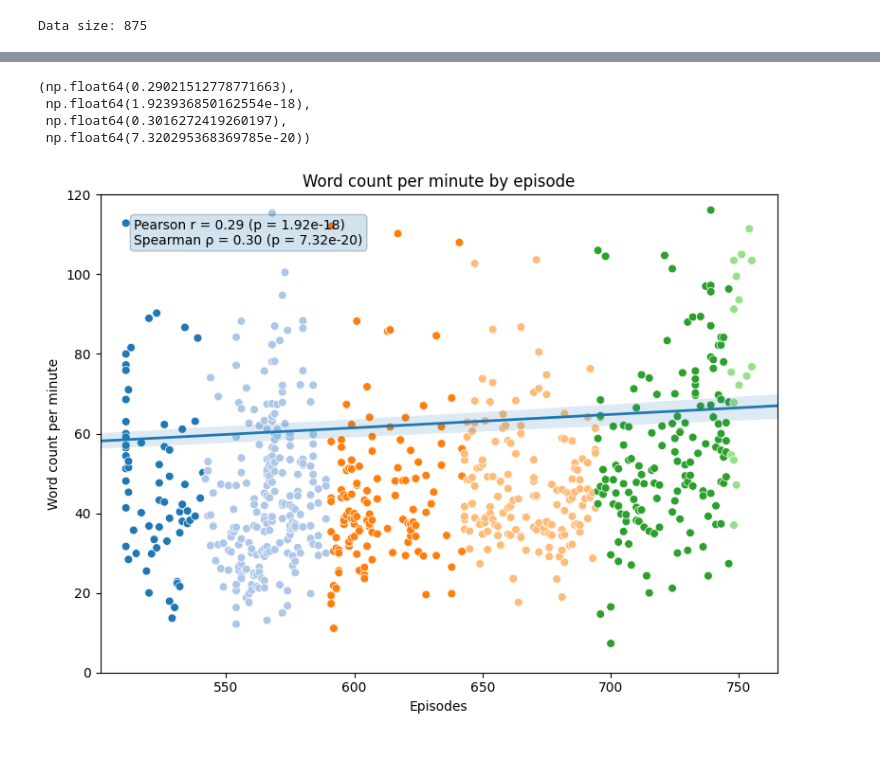
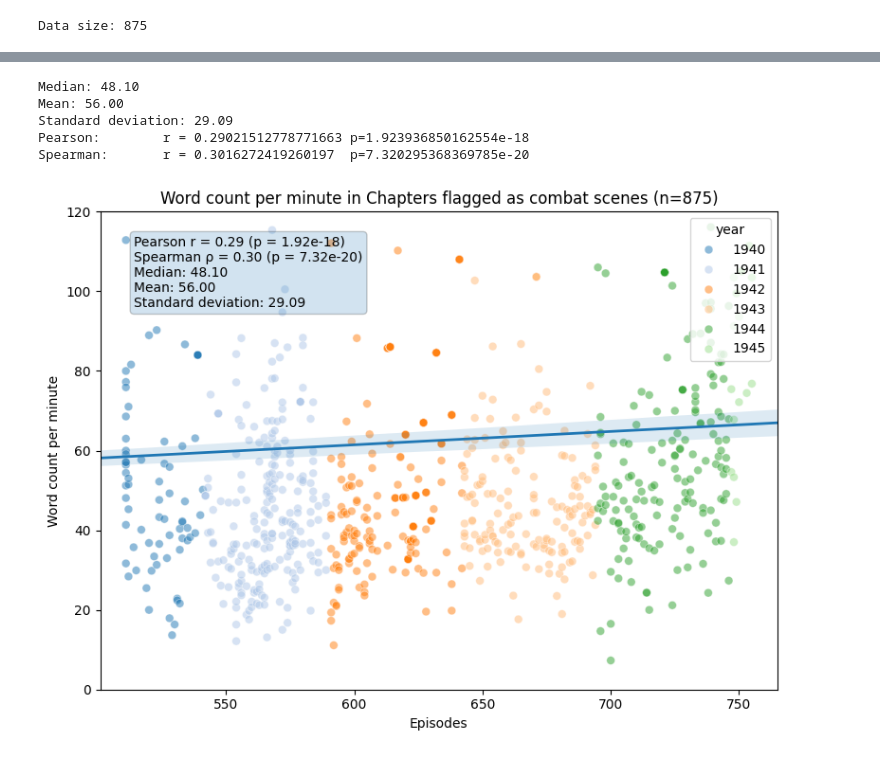
Before and after one commit to chill-bird/cultural_analytics_project, a Jupyter notebook: src/analysis/analyze_word_count.ipynb, the cells around one changed output, grey strips where cells are left out. Saved outputs shown, nothing was run; the diff lists cells and outputs as text; code cells hidden in the pictures.

```diff
--- a/src/analysis/analyze_word_count.ipynb
+++ b/src/analysis/analyze_word_count.ipynb
@@ -103,65 +79,68 @@ y = df['word_count_per_minute']
 
 pearson_r, pearson_p = pearsonr(x, y)
 spearman_r, spearman_p = spearmanr(x, y)
-
-pearson_r, pearson_p, spearman_r, spearman_p
+mean = df["word_count_per_minute"].mean()
+median = df["word_count_per_minute"].median()
+std = df["word_count_per_minute"].std()
+print(f"Median: {median:.2f}")
+print(f"Mean: {mean:.2f}")
+print(f"Standard deviation: {std:.2f}")
+print(f"Pearson:\tr = {pearson_r}\tp={pearson_p}")
+print(f"Spearman:\tr = {spearman_r}\tp={spearman_p}")
 # %% [output]
-(np.float64(0.29021512778771663),
- np.float64(1.923936850162554e-18),
- np.float64(0.3016272419260197),
- np.float64(7.320295368369785e-20))
+Median: 48.10
+Mean: 56.00
+Standard deviation: 29.09
+Pearson:        r = 0.29021512778771663 p=1.923936850162554e-18
+Spearman:       r = 0.3016272419260197  p=7.320295368369785e-20
 # %%
-df_sorted = df.sort_values(['episode', "chapter"]).reset_index(drop=True)
-
+df_sorted = df.sort_values(["episode", "chapter"]).reset_index(drop=True)
 
 text = (
     f"Pearson r = {pearson_r:.2f} (p = {pearson_p:.3g})\n"
-    f"Spearman ρ = {spearman_r:.2f} (p = {spearman_p:.3g})"
+    f"Spearman ρ = {spearman_r:.2f} (p = {spearman_p:.3g})\n"
+    f"Median: {median:.2f}\n"
+    f"Mean: {mean:.2f}\n"
+    f"Standard deviation: {std:.2f}"
 )
 
 plt.figure(figsize=(8, 6))
 
-# sns.lineplot(
-#     data=df_sorted,
-#     x="episode",
-#     y='word_count_per_minute',
-#     linewidth=0,
-#     alpha=0.7
-# )
-
-sns.scatterplot(
+ax = sns.scatterplot(
     data=df_sorted,
     x="episode",
-    y='word_count_per_minute',
-    hue='year',
-    palette='tab20',
-    legend=False,
-    s=40
+    y="word_count_per_minute",
+    hue="year",
+    alpha=0.5,
+    palette="tab20",
+    legend="auto",
+    s=40,
 )
 
-# LOWESS trendline
-sns.regplot(
+ax = sns.regplot(
     x=df_sorted.index,
-    y=df_sorted['word_count_per_minute'],
+    y=df_sorted["word_count_per_minute"],
     scatter=False,
-    line_kws={'linewidth': 2}
+    line_kws={"linewidth": 2},
 )
 
 plt.text(
-    0.05, 0.95,
+    0.05,
+    0.95,
     text,
     transform=plt.gca().transAxes,
-    verticalalignment='top',
-    bbox=dict(boxstyle="round", alpha=0.2)
+    verticalalignment="top",
+    bbox=dict(boxstyle="round", alpha=0.2),
 )
 
-plt.xlim(min(df['episode'])-10, max(df['episode'])+10)
+plt.xlim(min(df["episode"]) - 10, max(df["episode"]) + 10)
 plt.ylim(0, 120)
 plt.xlabel("Episodes")
 plt.ylabel("Word count per minute")
-plt.title("Word count per minute by episode")
+plt.title(f"Word count per minute in {df_description} (n={len(df_sorted)})")
+sns.move_legend(ax, "upper right",bbox_to_anchor=(1, 1))
 
 plt.tight_layout()
 plt.show()
 # %% [output]
-[figure, old version]
+[figure, new version]
```
Also changed, not shown: parts of 5 cells of this notebook, 1 other file.
